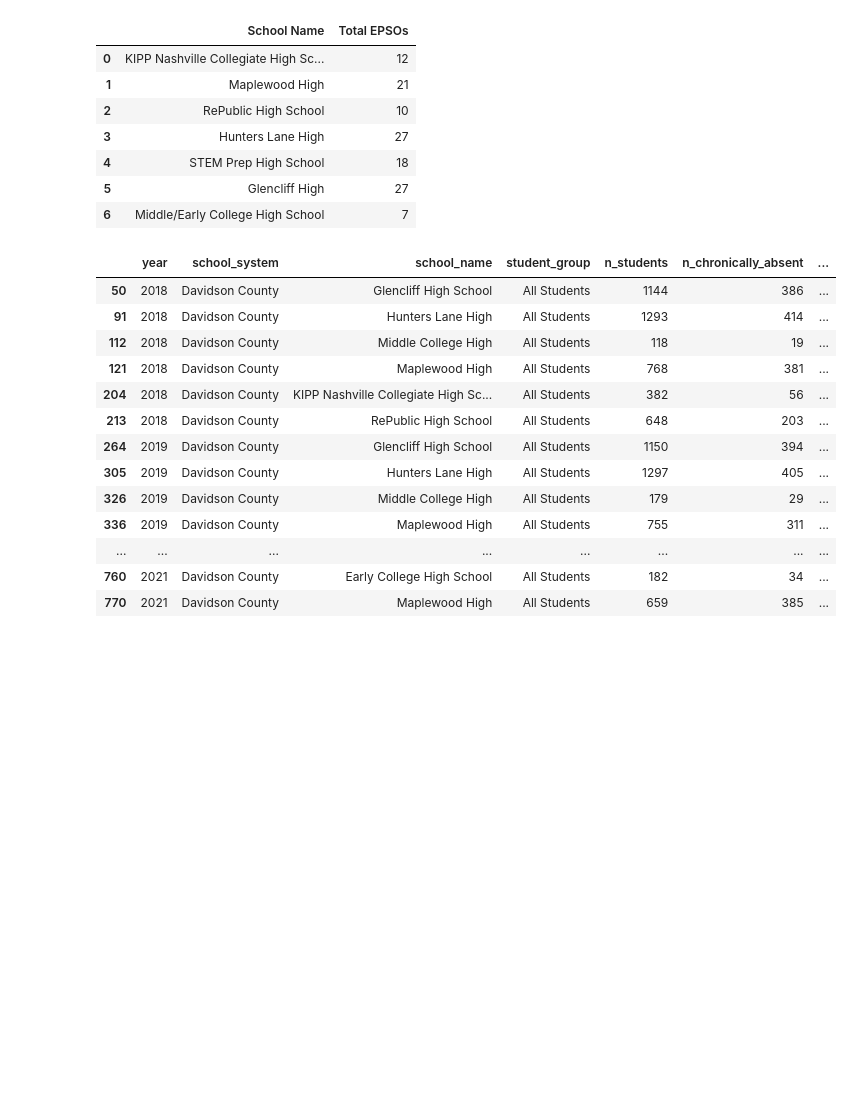
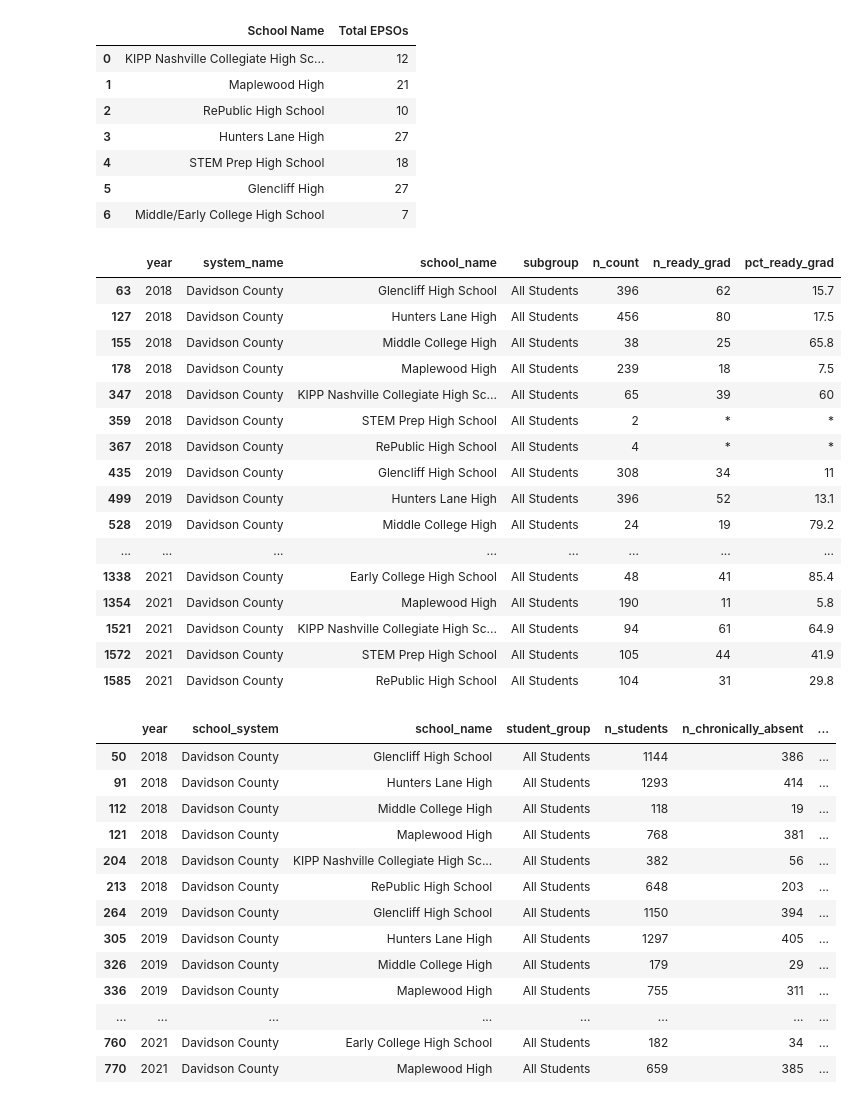
Before and after one commit to mawonuga121/ohtobeascholar, a Jupyter notebook: Awonuga_DSC4900.ipynb, the cells around one changed output. Drawn from its saved outputs; the diff is of its cells as text; code cells hidden in the pictures; blank space fills up the shorter version.

```diff
--- a/Awonuga_DSC4900.ipynb
+++ b/Awonuga_DSC4900.ipynb
@@ -199,4 +167,26 @@ epsos_df
 | 4 | STEM Prep High School | 18 |
 | 5 | Glencliff High | 27 |
 | 6 | Middle/Early College High School | 7 |
+# %%
+everyoneready= new_readygrad[(new_readygrad['subgroup']=='All Students')]
+everyoneready.dropna(how='all')
+everyoneready
+# %% [output]
+|  | year | system_name | school_name | subgroup | n_count | n_ready_grad | pct_ready_grad |
+| 63 | 2018 | Davidson County | Glencliff High School | All Students | 396 | 62 | 15.7 |
+| 127 | 2018 | Davidson County | Hunters Lane High | All Students | 456 | 80 | 17.5 |
+| 155 | 2018 | Davidson County | Middle College High | All Students | 38 | 25 | 65.8 |
+| 178 | 2018 | Davidson County | Maplewood High | All Students | 239 | 18 | 7.5 |
+| 347 | 2018 | Davidson County | KIPP Nashville Collegiate High Sc... | All Students | 65 | 39 | 60 |
+| 359 | 2018 | Davidson County | STEM Prep High School | All Students | 2 | * | * |
+| 367 | 2018 | Davidson County | RePublic High School | All Students | 4 | * | * |
+| 435 | 2019 | Davidson County | Glencliff High School | All Students | 308 | 34 | 11 |
+| 499 | 2019 | Davidson County | Hunters Lane High | All Students | 396 | 52 | 13.1 |
+| 528 | 2019 | Davidson County | Middle College High | All Students | 24 | 19 | 79.2 |
+| ... | ... | ... | ... | ... | ... | ... | ... |
+| 1338 | 2021 | Davidson County | Early College High School | All Students | 48 | 41 | 85.4 |
+| 1354 | 2021 | Davidson County | Maplewood High | All Students | 190 | 11 | 5.8 |
+| 1521 | 2021 | Davidson County | KIPP Nashville Collegiate High Sc... | All Students | 94 | 61 | 64.9 |
+| 1572 | 2021 | Davidson County | STEM Prep High School | All Students | 105 | 44 | 41.9 |
+| 1585 | 2021 | Davidson County | RePublic High School | All Students | 104 | 31 | 29.8 |
 # %%
```
Also changed, not shown: parts of 42 cells of this notebook.
